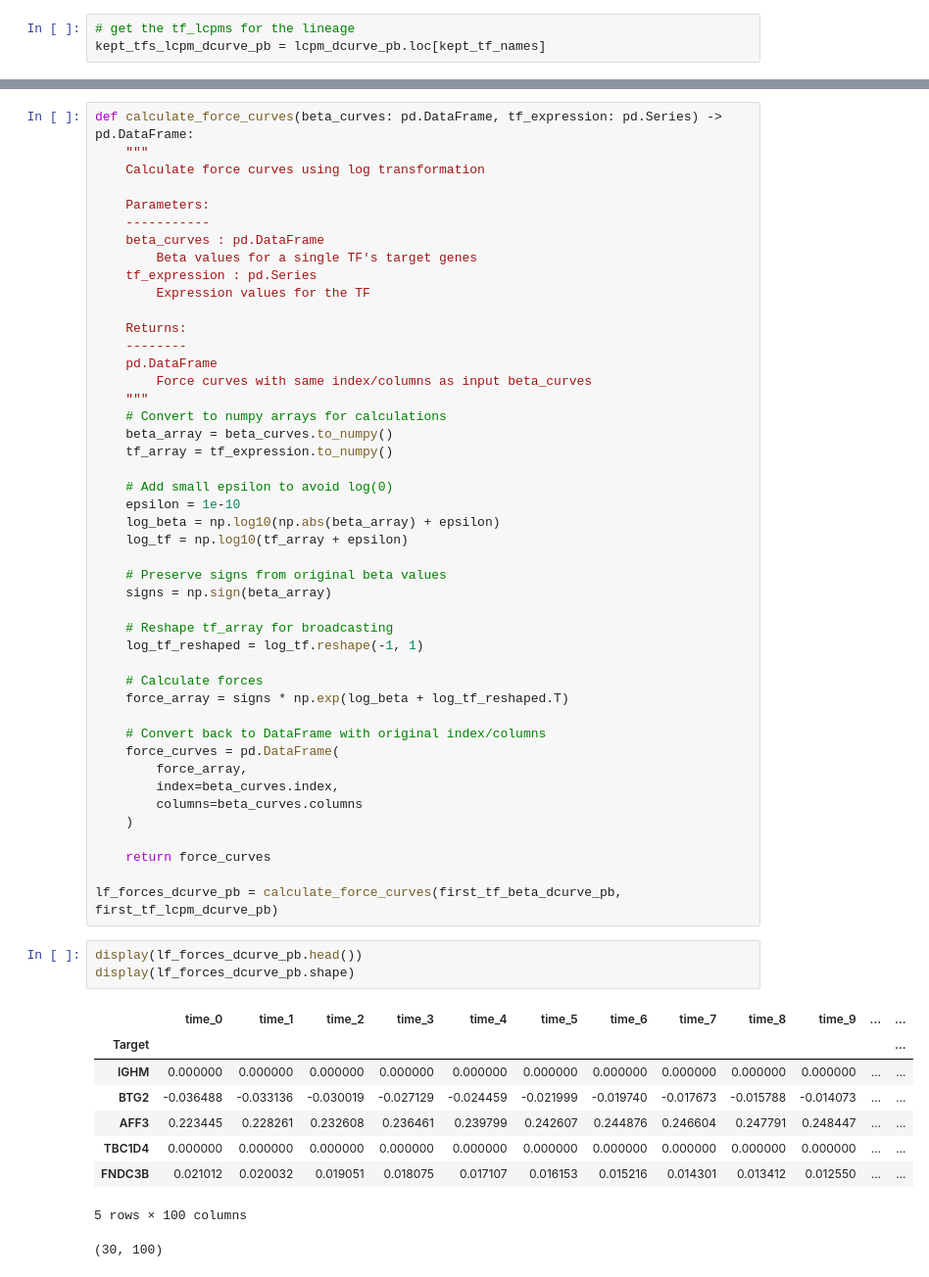
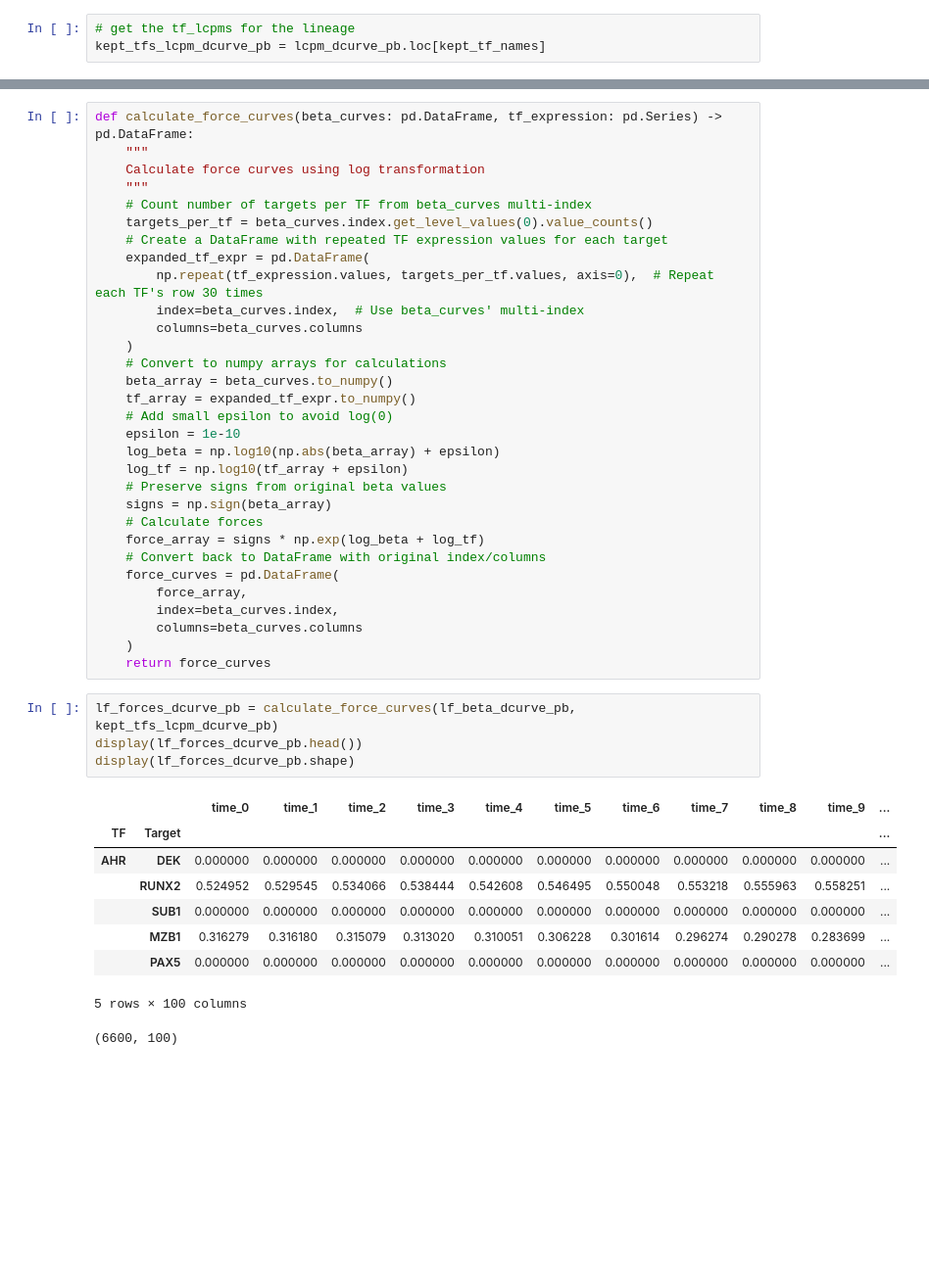
Before and after one commit to sachha-naksha/B_Cell_States, a Jupyter notebook: multiome_dynamic_regulation/py_scripts/analysis/LF_dynamics.ipynb, the cells around one changed output, grey strips where cells are left out. Shown at 98% size. Cells and saved outputs as stored; diff of their text form; blank space fills up the shorter version.

```diff
--- a/multiome_dynamic_regulation/py_scripts/analysis/LF_dynamics.ipynb
+++ b/multiome_dynamic_regulation/py_scripts/analysis/LF_dynamics.ipynb
@@ -599,57 +563,44 @@ dtype('<f8')
 def calculate_force_curves(beta_curves: pd.DataFrame, tf_expression: pd.Series) -> pd.DataFrame:
     """
     Calculate force curves using log transformation
-
-    Parameters:
-    -----------
-    beta_curves : pd.DataFrame
-        Beta values for a single TF's target genes
-    tf_expression : pd.Series
-        Expression values for the TF
-
-    Returns:
-    --------
-    pd.DataFrame
-        Force curves with same index/columns as input beta_curves
     """
+    # Count number of targets per TF from beta_curves multi-index
+    targets_per_tf = beta_curves.index.get_level_values(0).value_counts()
+    # Create a DataFrame with repeated TF expression values for each target
+    expanded_tf_expr = pd.DataFrame(
+        np.repeat(tf_expression.values, targets_per_tf.values, axis=0),  # Repeat each TF's row 30 times
+        index=beta_curves.index,  # Use beta_curves' multi-index
+        columns=beta_curves.columns
+    )
     # Convert to numpy arrays for calculations
     beta_array = beta_curves.to_numpy()
-    tf_array = tf_expression.to_numpy()
-
+    tf_array = expanded_tf_expr.to_numpy()
     # Add small epsilon to avoid log(0)
     epsilon = 1e-10
     log_beta = np.log10(np.abs(beta_array) + epsilon)
     log_tf = np.log10(tf_array + epsilon)
-
     # Preserve signs from original beta values
     signs = np.sign(beta_array)
-
-    # Reshape tf_array for broadcasting
-    log_tf_reshaped = log_tf.reshape(-1, 1)
-
     # Calculate forces
-    force_array = signs * np.exp(log_beta + log_tf_reshaped.T)
-
+    force_array = signs * np.exp(log_beta + log_tf)
     # Convert back to DataFrame with original index/columns
     force_curves = pd.DataFrame(
         force_array,
         index=beta_curves.index,
         columns=beta_curves.columns
     )
-
     return force_curves
-
-lf_forces_dcurve_pb = calculate_force_curves(first_tf_beta_dcurve_pb, first_tf_lcpm_dcurve_pb)
 # %%
+lf_forces_dcurve_pb = calculate_force_curves(lf_beta_dcurve_pb, kept_tfs_lcpm_dcurve_pb)
 display(lf_forces_dcurve_pb.head())
 display(lf_forces_dcurve_pb.shape)
 # %% [output]
-|  | time_0 | time_1 | time_2 | time_3 | time_4 | time_5 | time_6 | time_7 | time_8 | time_9 | ... | ... |
-| Target |  |  |  |  |  |  |  |  |  |  |  | ... |
-| IGHM | 0.000000 | 0.000000 | 0.000000 | 0.000000 | 0.000000 | 0.000000 | 0.000000 | 0.000000 | 0.000000 | 0.000000 | ... | ... |
-| BTG2 | -0.036488 | -0.033136 | -0.030019 | -0.027129 | -0.024459 | -0.021999 | -0.019740 | -0.017673 | -0.015788 | -0.014073 | ... | ... |
-| AFF3 | 0.223445 | 0.228261 | 0.232608 | 0.236461 | 0.239799 | 0.242607 | 0.244876 | 0.246604 | 0.247791 | 0.248447 | ... | ... |
-| TBC1D4 | 0.000000 | 0.000000 | 0.000000 | 0.000000 | 0.000000 | 0.000000 | 0.000000 | 0.000000 | 0.000000 | 0.000000 | ... | ... |
-| FNDC3B | 0.021012 | 0.020032 | 0.019051 | 0.018075 | 0.017107 | 0.016153 | 0.015216 | 0.014301 | 0.013412 | 0.012550 | ... | ... |
+|  |  | time_0 | time_1 | time_2 | time_3 | time_4 | time_5 | time_6 | time_7 | time_8 | time_9 | ... |
+| TF | Target |  |  |  |  |  |  |  |  |  |  | ... |
+| AHR | DEK | 0.000000 | 0.000000 | 0.000000 | 0.000000 | 0.000000 | 0.000000 | 0.000000 | 0.000000 | 0.000000 | 0.000000 | ... |
+|  | RUNX2 | 0.524952 | 0.529545 | 0.534066 | 0.538444 | 0.542608 | 0.546495 | 0.550048 | 0.553218 | 0.555963 | 0.558251 | ... |
+|  | SUB1 | 0.000000 | 0.000000 | 0.000000 | 0.000000 | 0.000000 | 0.000000 | 0.000000 | 0.000000 | 0.000000 | 0.000000 | ... |
+|  | MZB1 | 0.316279 | 0.316180 | 0.315079 | 0.313020 | 0.310051 | 0.306228 | 0.301614 | 0.296274 | 0.290278 | 0.283699 | ... |
+|  | PAX5 | 0.000000 | 0.000000 | 0.000000 | 0.000000 | 0.000000 | 0.000000 | 0.000000 | 0.000000 | 0.000000 | 0.000000 | ... |
 5 rows × 100 columns
-(30, 100)
+(6600, 100)
```
Also changed, not shown: parts of 9 cells of this notebook.
